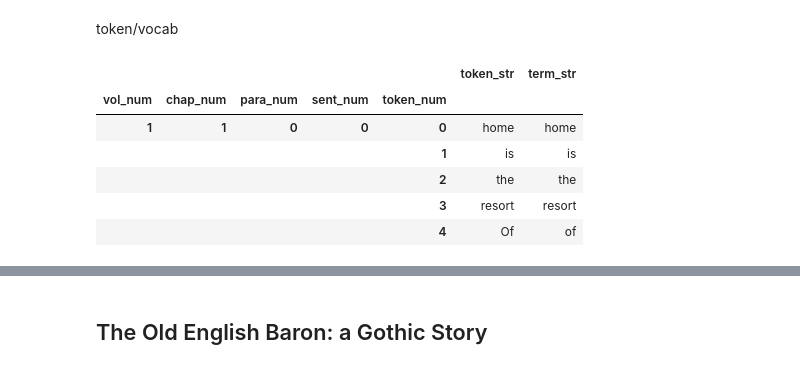
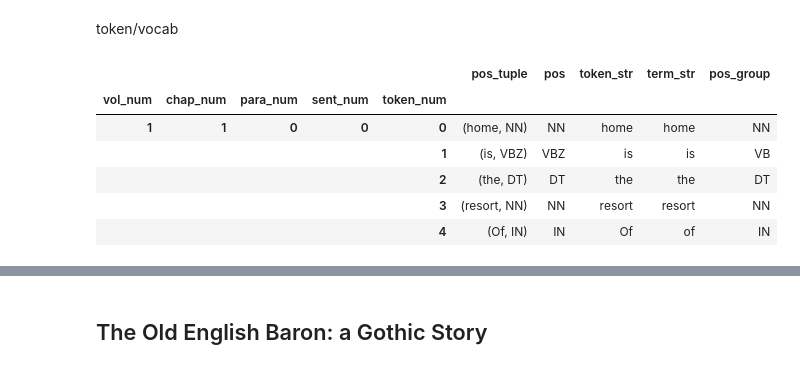
Before and after one commit to rde6mn/Text-as-Data-Final-Project, a Jupyter notebook: raw-text-to-corpus.ipynb, the cells around one changed output, grey strips where cells are left out. Saved outputs shown, nothing was run; the diff lists cells and outputs as text; code cells hidden in the pictures.

Commit message:
add pos to raw text to CORPUS

```diff
--- a/raw-text-to-corpus.ipynb
+++ b/raw-text-to-corpus.ipynb
@@ -86,4 +95,40 @@ SENTS = PARAS['para_str'].str.split(sent_pat, expand=True).stack()\
 SENTS.index.names = OHCO[:4]
 SENTS = SENTS[~SENTS['sent_str'].str.match(r'^\s*$')] # Remove empty paragraphs
 SENTS.sent_str = SENTS.sent_str.str.strip() # CRUCIAL TO REMOVE BLANK TOKENS
+# %%
+keep_whitespace = True
+
+if keep_whitespace:
+    # Return a tokenized copy of text
+    # using NLTK's recommended word tokenizer.
+    TOKENS = SENTS.sent_str\
+            .apply(lambda x: pd.Series(nltk.pos_tag(nltk.word_tokenize(x))))\
+            .stack()\
+            .to_frame('pos_tuple')
+else:
+    # Tokenize a string on whitespace (space, tab, newline).
+    # In general, users should use the string ``split()`` method instead.
+    # Returns fewer tokens.
+    TOKENS = SENTS.sent_str\
+            .apply(lambda x: pd.Series(nltk.pos_tag(nltk.WhitespaceTokenizer().tokenize(x))))\
+            .stack()\
+            .to_frame('pos_tuple')
+
+TOKENS.index.names = OHCO[:5]
+
+TOKENS['pos'] = TOKENS.pos_tuple.apply(lambda x: x[1])
+TOKENS['token_str'] = TOKENS.pos_tuple.apply(lambda x: x[0])
+TOKENS['term_str'] = TOKENS.token_str.str.lower().str.replace(r"\W+", "", regex=True)
+TOKENS
+
+TOKENS['pos_group'] = TOKENS.pos.str[:2]
+TOKENS.head()
+# %% [output]
+|  |  |  |  |  | pos_tuple | pos | token_str | term_str | pos_group |
+| vol_num | chap_num | para_num | sent_num | token_num |  |  |  |  |  |
+| 1 | 1 | 0 | 0 | 0 | (home, NN) | NN | home | home | NN |
+|  |  |  |  | 1 | (is, VBZ) | VBZ | is | is | VB |
+|  |  |  |  | 2 | (the, DT) | DT | the | the | DT |
+|  |  |  |  | 3 | (resort, NN) | NN | resort | resort | NN |
+|  |  |  |  | 4 | (Of, IN) | IN | Of | of | IN |
 # %%
@@ -99,10 +143,0 @@ VOCAB['p'] = VOCAB.n / VOCAB.n.sum()
-# %%
-TOKENS.head()
-# %% [output]
-|  |  |  |  |  | token_str | term_str |
-| vol_num | chap_num | para_num | sent_num | token_num |  |  |
-| 1 | 1 | 0 | 0 | 0 | home | home |
-|  |  |  |  | 1 | is | is |
-|  |  |  |  | 2 | the | the |
-|  |  |  |  | 3 | resort | resort |
-|  |  |  |  | 4 | Of | of |
```
Also changed, not shown: parts of 23 cells of this notebook.
